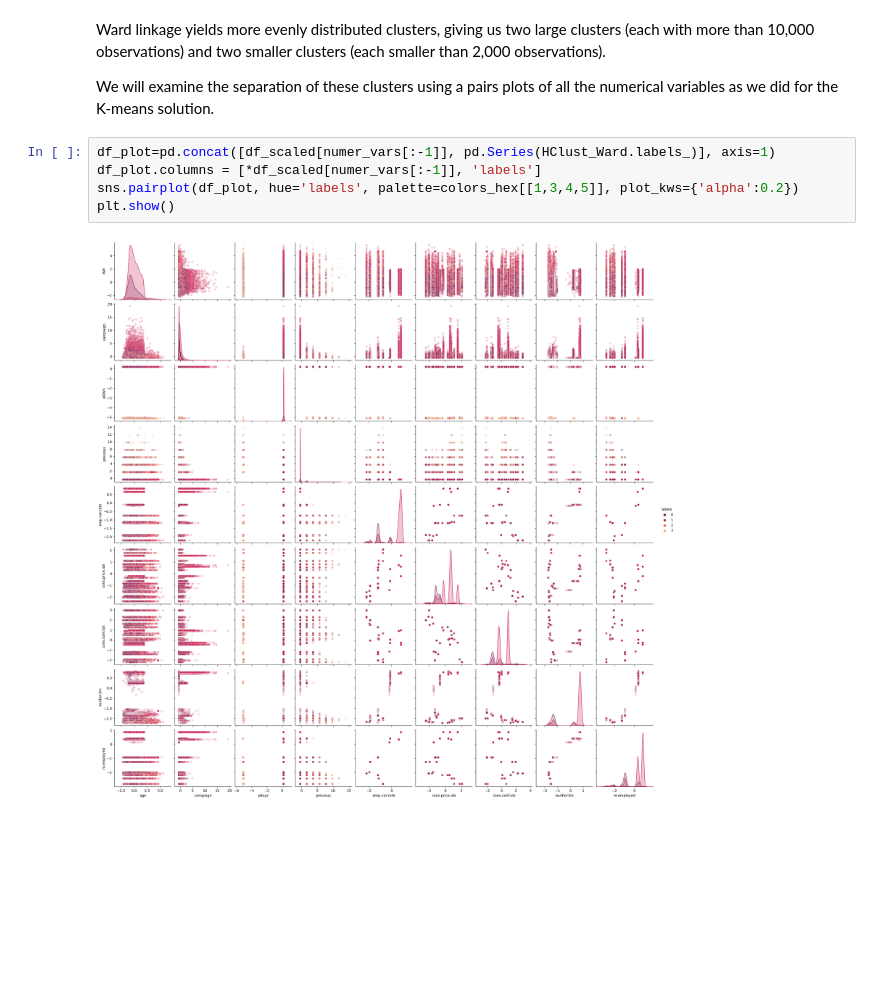
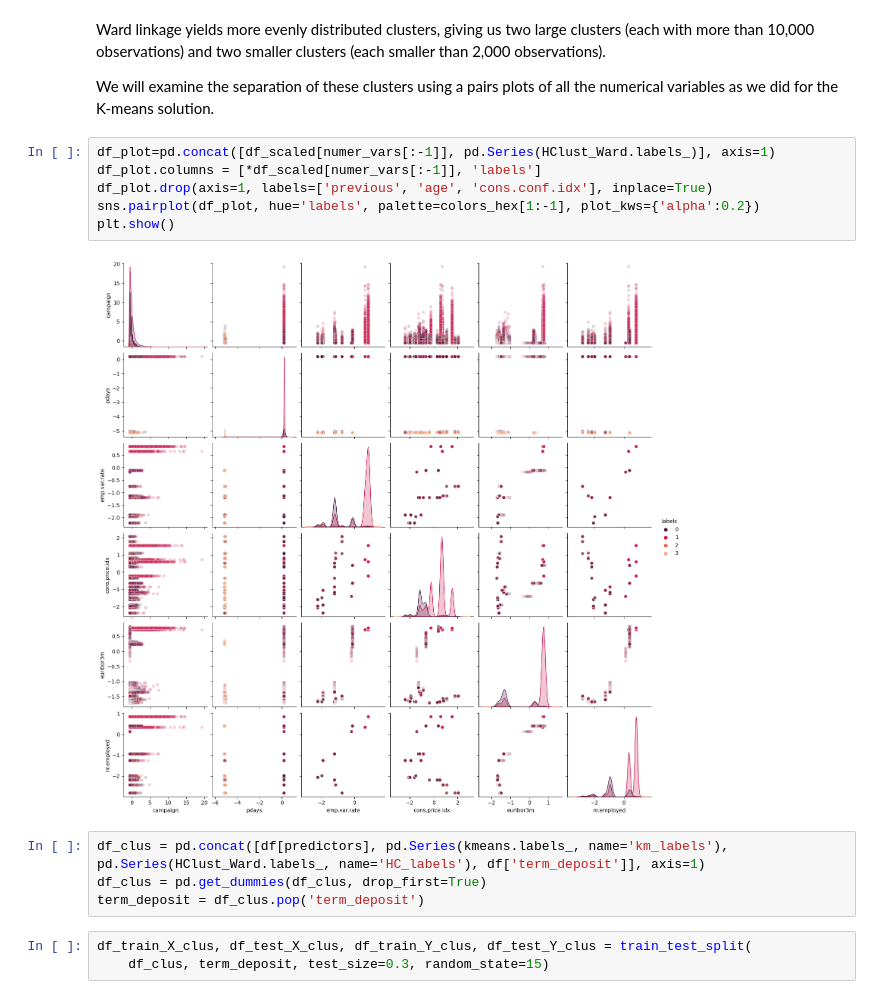
Before and after one commit to gav-conn/ML-Group-Project, a Jupyter notebook: main.ipynb, the cells around one changed output. Cells and saved outputs as stored; diff of their text form; blank space fills up the shorter version.

```diff
--- a/main.ipynb
+++ b/main.ipynb
@@ -777,7 +781,15 @@ We will examine the separation of these clusters using a pairs plots of all the
 # %%
 df_plot=pd.concat([df_scaled[numer_vars[:-1]], pd.Series(HClust_Ward.labels_)], axis=1)
 df_plot.columns = [*df_scaled[numer_vars[:-1]], 'labels']
-sns.pairplot(df_plot, hue='labels', palette=colors_hex[[1,3,4,5]], plot_kws={'alpha':0.2})
+df_plot.drop(axis=1, labels=['previous', 'age', 'cons.conf.idx'], inplace=True)
+sns.pairplot(df_plot, hue='labels', palette=colors_hex[1:-1], plot_kws={'alpha':0.2})
 plt.show()
 # %% [output]
-[figure, old version]
+[figure, new version]
+# %%
+df_clus = pd.concat([df[predictors], pd.Series(kmeans.labels_, name='km_labels'), pd.Series(HClust_Ward.labels_, name='HC_labels'), df['term_deposit']], axis=1)
+df_clus = pd.get_dummies(df_clus, drop_first=True)
+term_deposit = df_clus.pop('term_deposit')
+# %%
+df_train_X_clus, df_test_X_clus, df_train_Y_clus, df_test_Y_clus = train_test_split(
+    df_clus, term_deposit, test_size=0.3, random_state=15)
```
Also changed, not shown: parts of 18 cells of this notebook.
